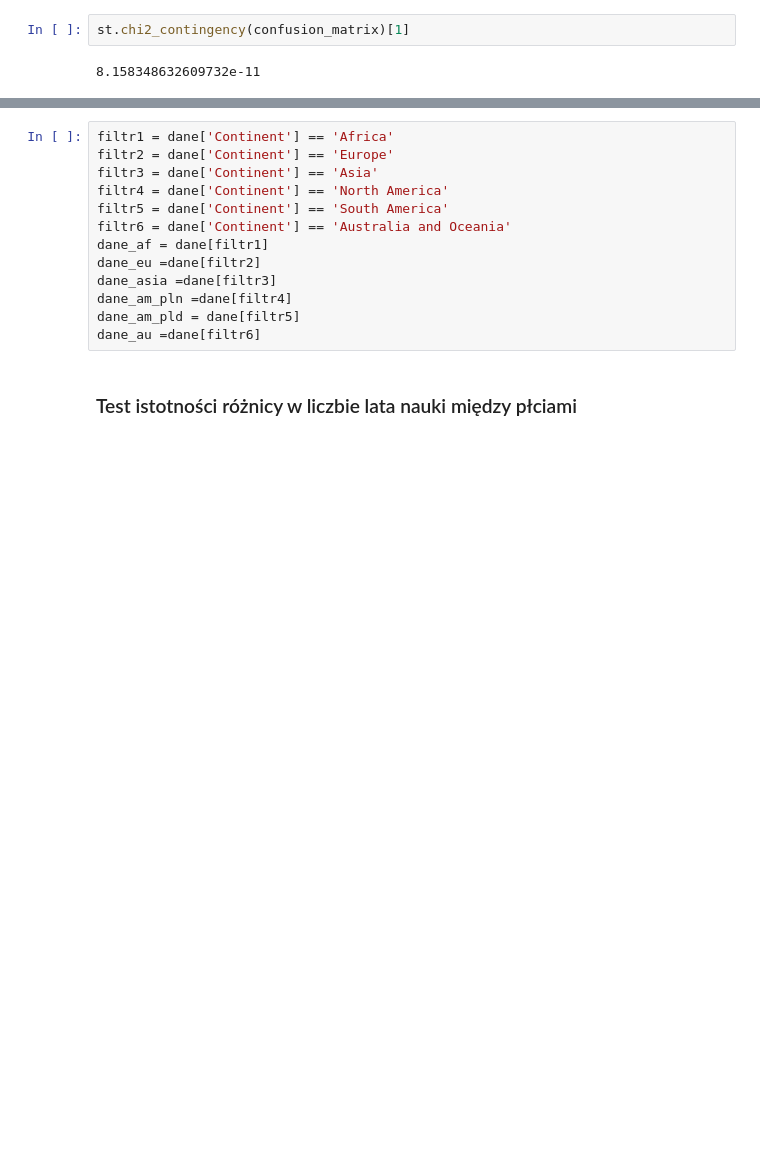
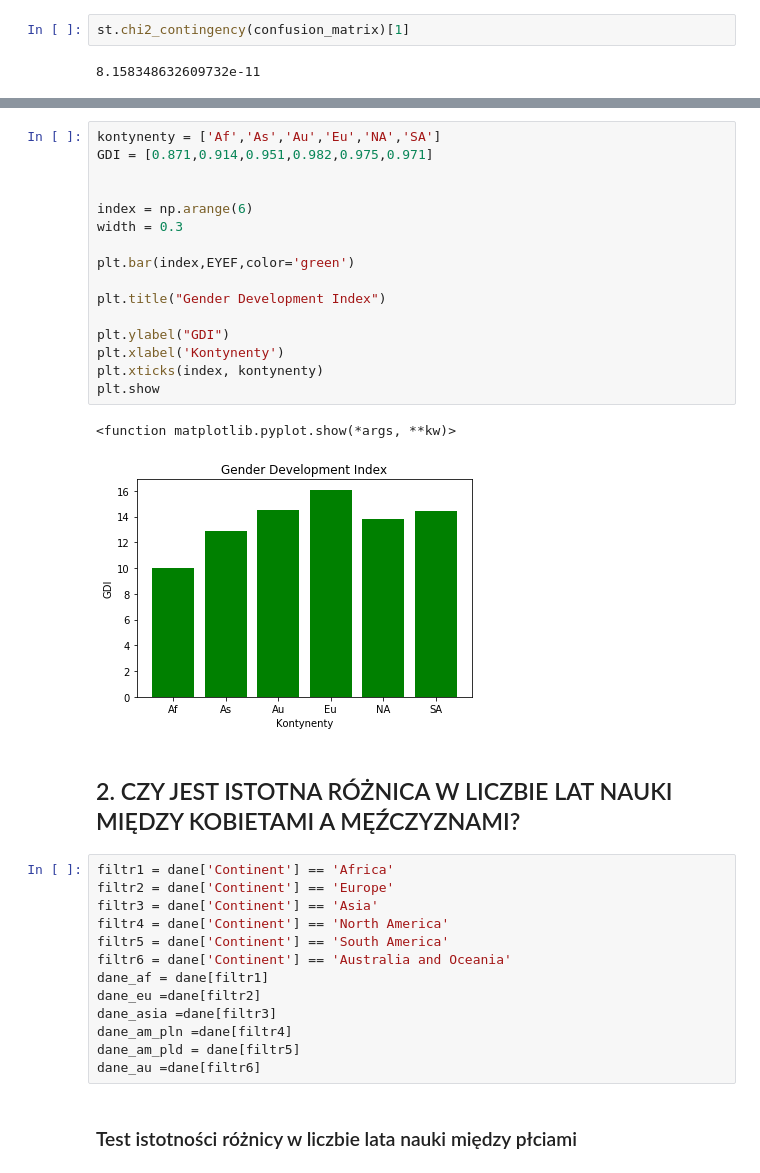
Before and after one commit to Johny198/analiza_danych, a Jupyter notebook: analiza.ipynb, the cells around one changed output, grey strips where cells are left out. Cells and saved outputs as stored; diff of their text form; blank space fills up the shorter version.

```diff
--- a/analiza.ipynb
+++ b/analiza.ipynb
@@ -321,3 +325,24 @@ st.chi2_contingency(confusion_matrix)[1]
+# %%
+kontynenty = ['Af','As','Au','Eu','NA','SA']
+GDI = [0.871,0.914,0.951,0.982,0.975,0.971]
+
+
+index = np.arange(6)
+width = 0.3
+
+plt.bar(index,EYEF,color='green')
+
+plt.title("Gender Development Index")
+
+plt.ylabel("GDI")
+plt.xlabel('Kontynenty')
+plt.xticks(index, kontynenty)
+plt.show
+# %% [output]
+<function matplotlib.pyplot.show(*args, **kw)>
+[figure, added]
+# %% [markdown]
+## 2. CZY JEST ISTOTNA RÓŻNICA W LICZBIE LAT NAUKI MIĘDZY KOBIETAMI A MĘŹCZYZNAMI?
 # %%
 filtr1 = dane['Continent'] == 'Africa'
 filtr2 = dane['Continent'] == 'Europe'
```
Also changed, not shown: parts of 26 cells of this notebook.
